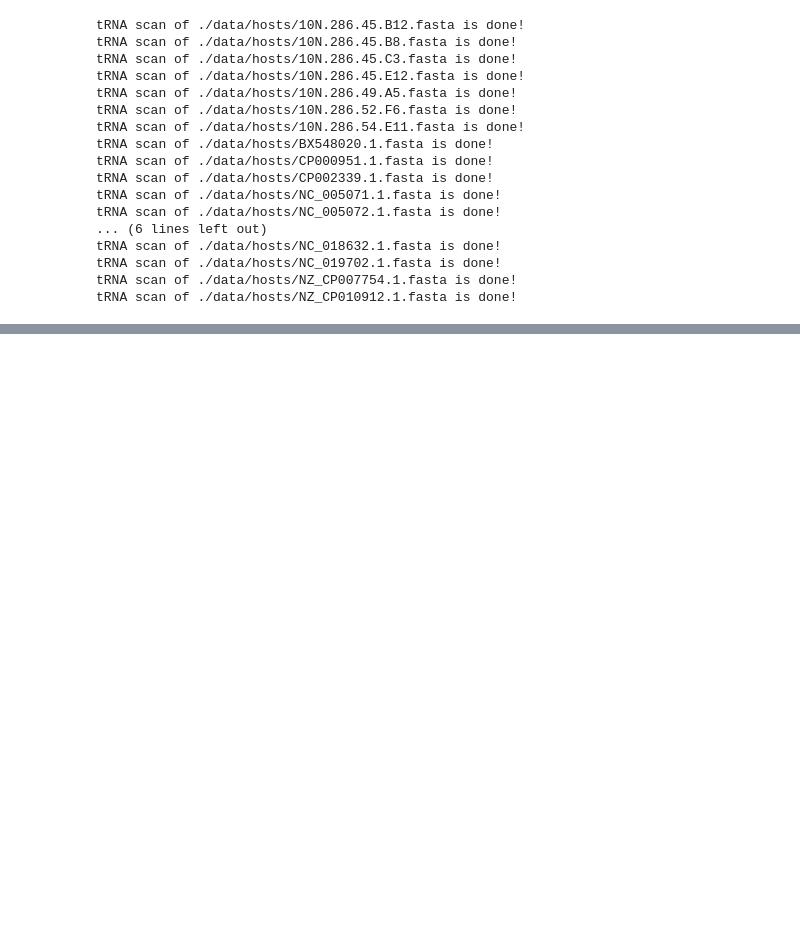
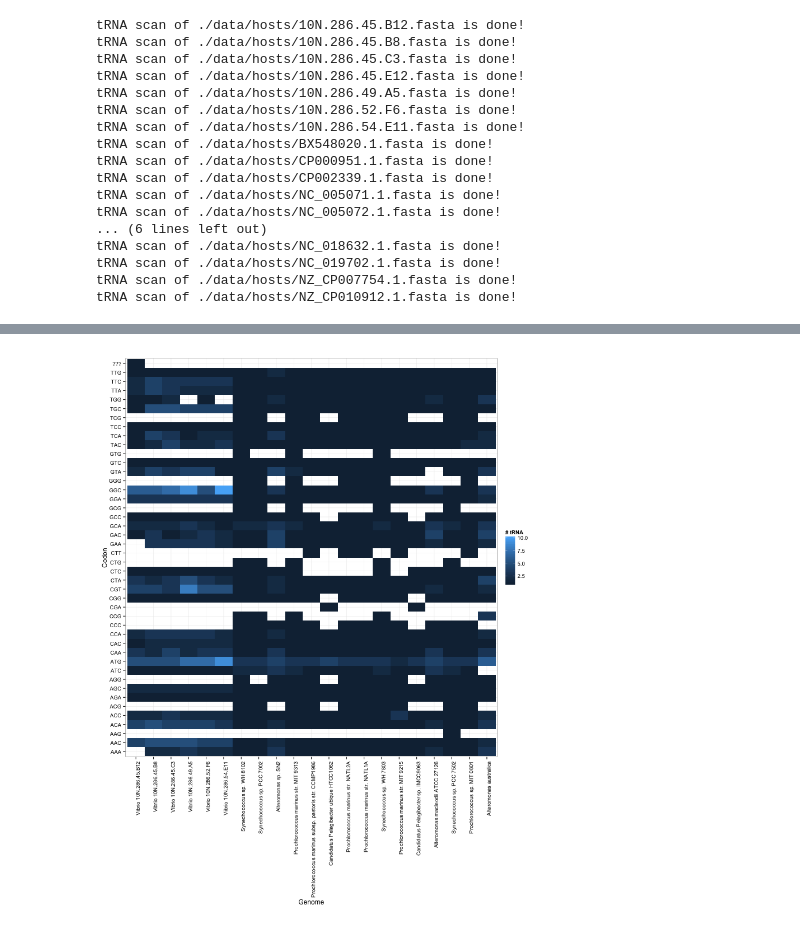
Before and after one commit to juliambrosman/tRNA_info, a Jupyter notebook: Host_tRNA_CU.ipynb, the cells around one changed output, grey strips where cells are left out. Saved outputs shown, nothing was run; the diff lists cells and outputs as text; code cells hidden in the pictures; blank space fills up the shorter version.

```diff
--- a/Host_tRNA_CU.ipynb
+++ b/Host_tRNA_CU.ipynb
@@ -74,12 +133,18 @@ hosts=
 # %%
-%%R -i trna_files
+%%R -i trna_files -i hosts -i names
 
-for (t in trna_files){
-    trna_file=paste(trna_file_path, phage, ".trna",sep="")
+codons<-read.table("./data/codon_list.txt", header=FALSE)
+print(head(codons))
+colnames(codons)[2]<-"V6"
+
+for (i in seq(1,length(trna_files))){
+    trna_file=trna_files[i]
+    host=hosts[i]
+    host_name=names[i]
     if (file.info(trna_file)$size>0 & file.exists(trna_file)){
-    trna<-read.table(paste(trna_file_path, phage, ".trna",sep=""), skip=3, header=FALSE,sep="\t")
+    trna<-read.table(trna_file, skip=3, header=FALSE,sep="\t")
     trna%>%group_by(V6)%>%summarise(count=n())->trna
-    colnames(trna)[2]<-phage
+    colnames(trna)[2]<-host_name
     codons<-merge(codons, trna, by="V6", all.x=TRUE, all.y=TRUE)
 }}
 # %% [output]
@@ -102,0 +158,6 @@ total 111976
+# %%
+%%R
+codons$V1<-NULL
+codons[is.na(codons)]<-0
+rs_codons<-melt(codons)%>%filter(value!=0)%>%filter(variable!="Vibrio 10N.286.45.E12")
+head(rs_codons)
@@ -102,0 +173,7 @@ total 111976
+# %%
+%%R -w=800 -h=1000
+ggplot(rs_codons, aes(variable, V6))+geom_tile(aes(fill=value))+scale_fill_gradient(limits=c(1,10))+theme_bw()->plot1
+plot1<-plot1+theme(axis.text.x = element_text(angle = 90, hjust = 1))+labs(x="Genome", y="Codon", fill="# tRNA")
+plot(plot1)
+# %% [output]
+[figure, added]
```
Also changed, not shown: parts of 8 cells of this notebook, 11 other files.
